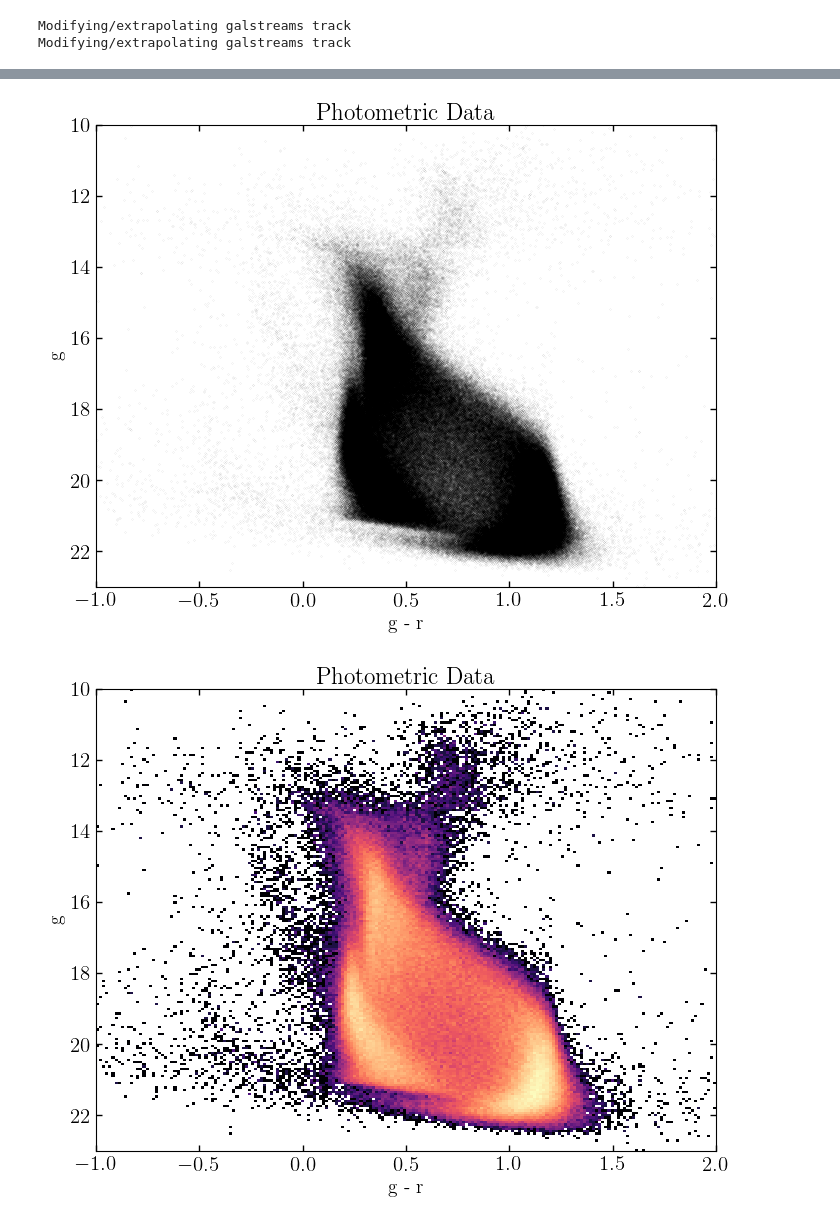
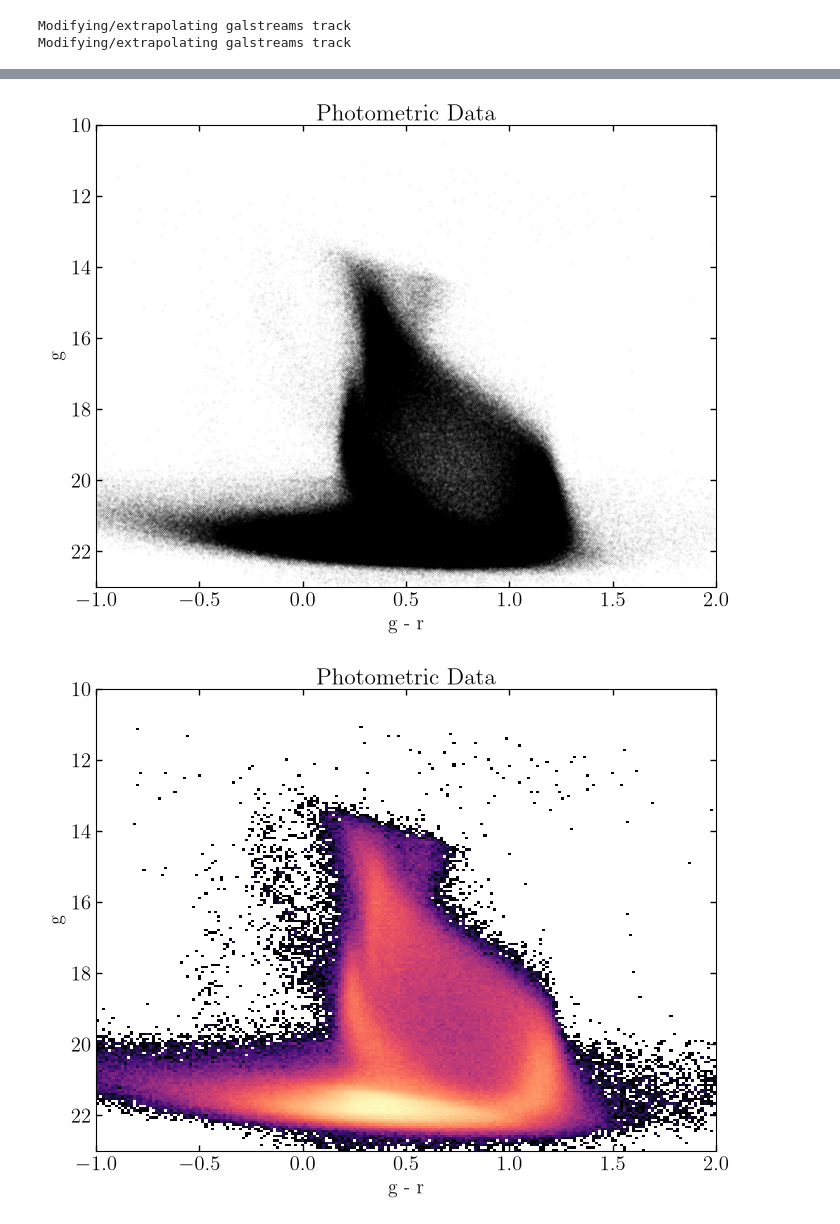
Before and after one commit to ktavangar/gd1-dr3, a Jupyter notebook: notebooks/Photometric-Modeling-Pipeline/generating_data.ipynb, the cells around one changed output, grey strips where cells are left out. Drawn from its saved outputs; the diff is of its cells as text; code cells hidden in the pictures.

```diff
--- a/notebooks/Photometric-Modeling-Pipeline/generating_data.ipynb
+++ b/notebooks/Photometric-Modeling-Pipeline/generating_data.ipynb
@@ -102,4 +32,4 @@ Modifying/extrapolating galstreams track
 Modifying/extrapolating galstreams track
 # %%
  # rough pm cut to start with (this comes only from the galstreams proper motion tracks)
-pawprint.pmprint, pm_mask = rough_pm_poly(pawprint, joined, buffer=2)
+pawprint.pmprint, pm_mask = rough_pm_poly(pawprint, tbl, buffer=2)
@@ -108,4 +36,4 @@ KeyError: 'pm_phi1_cosphi2_unrefl'
 # %%
 # Create the CMD cuts
-iso_obj_ = Isochrone(joined, inputs[stream_name], pawprint=pawprint)
+iso_obj_ = Isochrone(tbl, inputs[stream_name], pawprint=pawprint)
 _, _, _, _, pprint = iso_obj_.simpleSln(mass_thresh=0.83)
@@ -114,8 +40,8 @@ KeyError: 'pm_phi1_cosphi2_unrefl'
 # %%
-pmsel = ProperMotionSelection(joined, inputs[stream_name], pprint,
+pmsel = ProperMotionSelection(tbl, inputs[stream_name], pprint,
                                 n_dispersion_phi1=3, n_dispersion_phi2=3, cutoff=0.1, plot=True)
 
-iso_obj = Isochrone(joined, inputs[stream_name], pawprint=pmsel.pawprint,)
+iso_obj = Isochrone(tbl, inputs[stream_name], pawprint=pmsel.pawprint,)
 _, iso_mask, _, hb_mask, pprint = iso_obj.simpleSln(mass_thresh=0.83)
 # %% [output]
 -40.18182129005669
@@ -130,3 +56,3 @@ Producing the polygon and mask
 # %%
 ##### rough pm cut to start with (this comes only from the galstreams proper motion tracks)
-pawprint.pmprint, pm_mask = rough_pm_poly(pawprint, joined, buffer=2)
+pawprint.pmprint, pm_mask = rough_pm_poly(pawprint, tbl, buffer=2)
@@ -151,22 +82,22 @@ plt.show()
 # %%
-plt.scatter(run_data_['g0'] - run_data_['r0'], run_data_['g0'], s=0.001)
+plt.scatter(run_data_['g_0'] - run_data_['r_0'], run_data_['g_0'], s=0.001)
 plt.xlabel('g - r')
 plt.ylabel('g')
 plt.title('Photometric Data')
 plt.xlim(-1, 2); plt.ylim(23, 10)
 plt.show()
 # %% [output]
-[figure, old version]
+[figure, new version]
 # %%
 import matplotlib as mpl
-plt.hist2d(bkg_data_['g0'] - bkg_data_['r0'], bkg_data_['g0'], bins=200, range=[[-1, 2], [10, 23]], norm=mpl.colors.LogNorm())
+plt.hist2d(bkg_data_['g_0'] - bkg_data_['r_0'], bkg_data_['g_0'], bins=200, range=[[-1, 2], [10, 23]], norm=mpl.colors.LogNorm())
 plt.xlabel('g - r')
 plt.ylabel('g')
 plt.title('Photometric Data')
 plt.gca().invert_yaxis()
 plt.show()
 # %% [output]
-[figure, old version]
+[figure, new version]
 # %%
 import pickle
 post_cats = {'run_data': run_data_,
```
Also changed, not shown: parts of 17 cells of this notebook, 15 other files.
